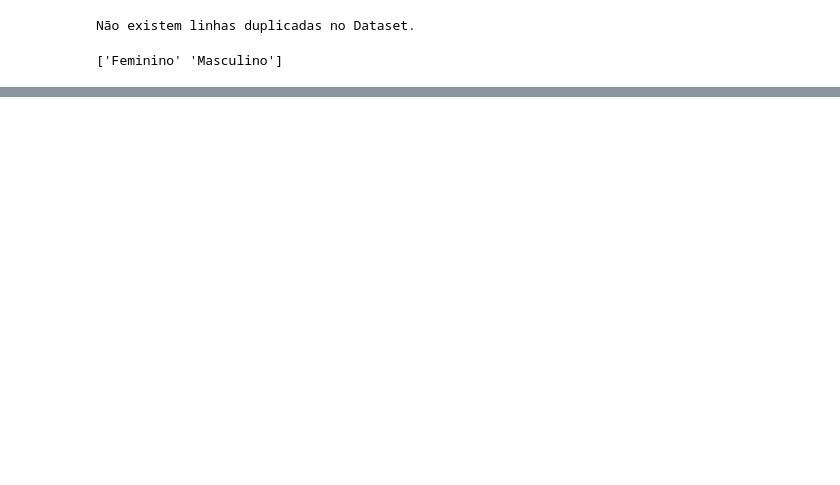
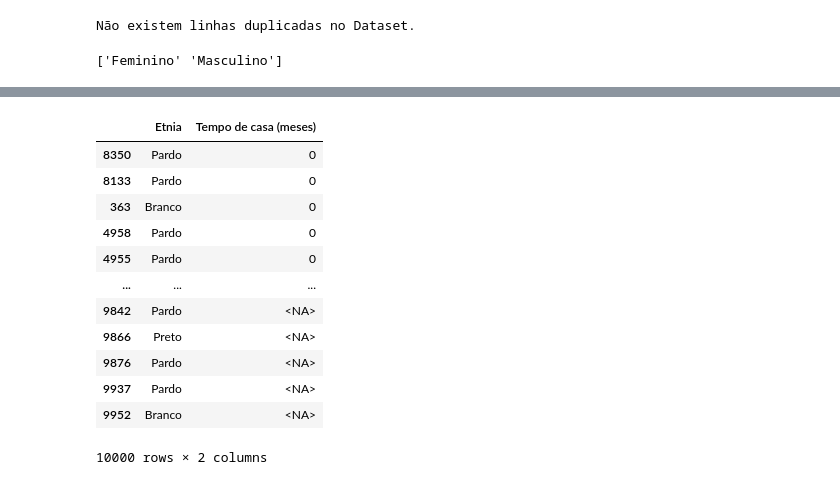
Before and after one commit to Ada-Empregabilidade/adahack-2024-dados, a Jupyter notebook: Entregas/DD-08/codigo.ipynb, the cells around one changed output, grey strips where cells are left out. Saved outputs shown, nothing was run; the diff lists cells and outputs as text; code cells hidden in the pictures; blank space fills up the shorter version.

```diff
--- a/Entregas/DD-08/codigo.ipynb
+++ b/Entregas/DD-08/codigo.ipynb
@@ -289,0 +362,16 @@ df.to_csv("base_de_dados_limpa.csv")
+# %%
+df[['Etnia', 'Tempo de casa (meses)']].sort_values(by='Tempo de casa (meses)')
+# %% [output]
+|  | Etnia | Tempo de casa (meses) |
+| 8350 | Pardo | 0 |
+| 8133 | Pardo | 0 |
+| 363 | Branco | 0 |
+| 4958 | Pardo | 0 |
+| 4955 | Pardo | 0 |
+| ... | ... | ... |
+| 9842 | Pardo | <NA> |
+| 9866 | Preto | <NA> |
+| 9876 | Pardo | <NA> |
+| 9937 | Pardo | <NA> |
+| 9952 | Branco | <NA> |
+10000 rows × 2 columns
```
Also changed, not shown: parts of 6 cells of this notebook.
